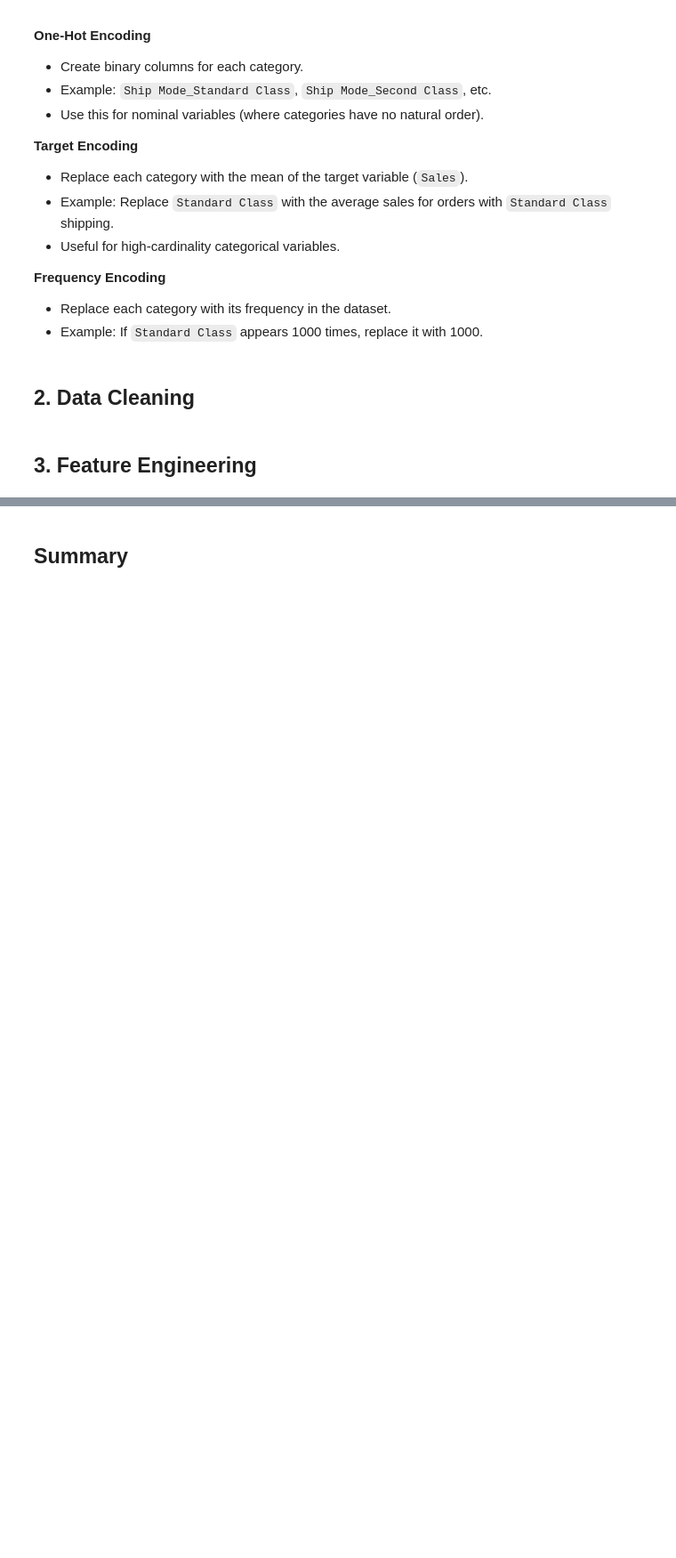
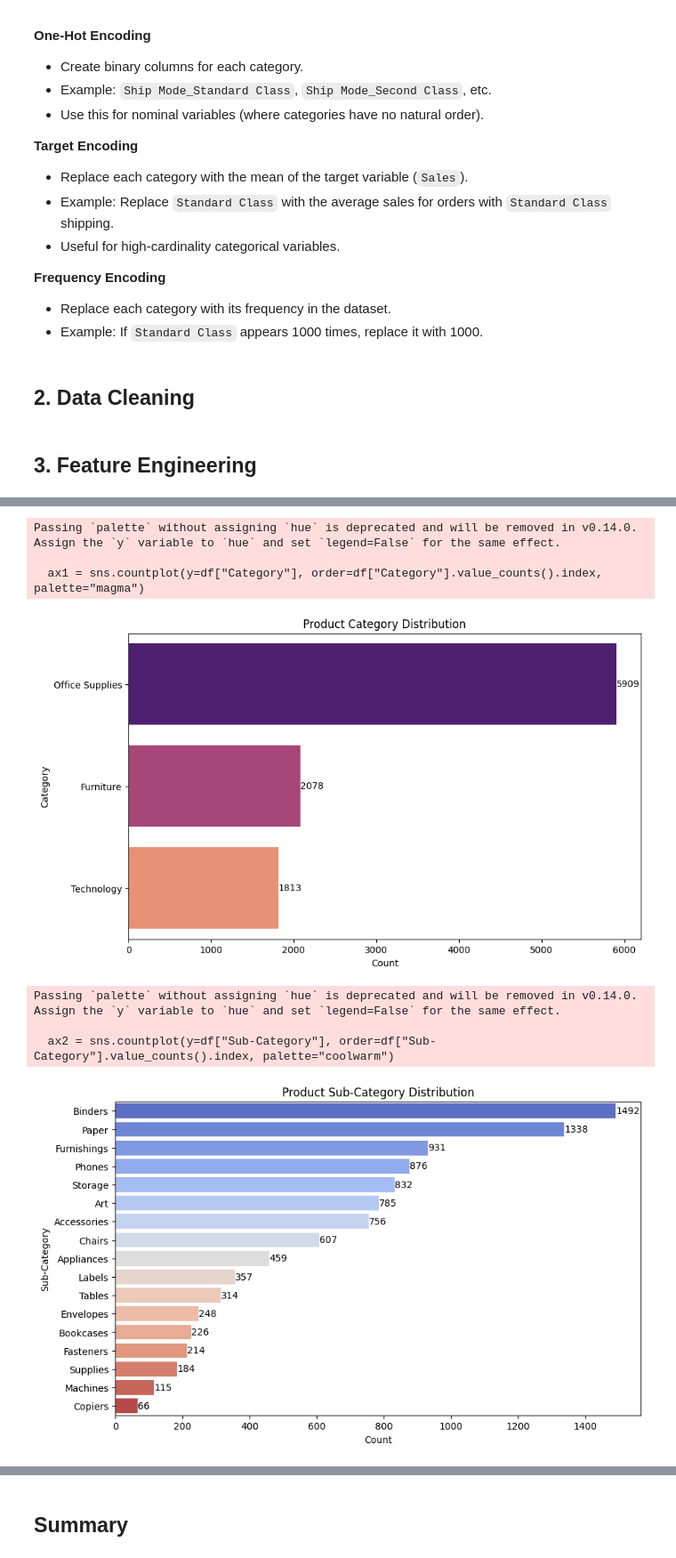
Before and after one commit to AbdallahGasem/Sales-Forecasting-and-Demand-Prediction, a Jupyter notebook: Milestones/M1/EDA-BASE.ipynb, the cells around one changed output, grey strips where cells are left out. Shown at 89% size. Drawn from its saved outputs; the diff is of its cells as text; code cells hidden in the pictures; blank space fills up the shorter version.

```diff
--- a/Milestones/M1/EDA-BASE.ipynb
+++ b/Milestones/M1/EDA-BASE.ipynb
@@ -411,0 +468,41 @@ Categorical variables like `Ship Mode`, `Category`, and `Region` need to be conv
+# %%
+
+def plot_category_distribution(df):
+    # Plot for Category distribution
+    plt.figure(figsize=(10, 6))
+    ax1 = sns.countplot(y=df["Category"], order=df["Category"].value_counts().index, palette="magma")
+    plt.title("Product Category Distribution")
+    plt.xlabel("Count")
+    plt.ylabel("Category")
+
+    # Annotate the bars with their exact values for Category
+    for p in ax1.patches:
+        width = p.get_width()
+        ax1.text(width + 0.2, p.get_y() + p.get_height() / 2, f'{int(width)}', va='center')
+
+    plt.show()
+
+    # Plot for Sub-Category distribution
+    plt.figure(figsize=(10, 6))
+    ax2 = sns.countplot(y=df["Sub-Category"], order=df["Sub-Category"].value_counts().index, palette="coolwarm")
+    plt.title("Product Sub-Category Distribution")
+    plt.xlabel("Count")
+    plt.ylabel("Sub-Category")
+
+    # Annotate the bars with their exact values for Sub-Category
+    for p in ax2.patches:
+        width = p.get_width()
+        ax2.text(width + 0.11, p.get_y() + p.get_height() / 2, f'{int(width)}', va='center')
+
+    plt.show()
+
+plot_category_distribution(df)
+# %% [output]
+Passing `palette` without assigning `hue` is deprecated and will be removed in v0.14.0. Assign the `y` variable to `hue` and set `legend=False` for the same effect.
+
+  ax1 = sns.countplot(y=df["Category"], order=df["Category"].value_counts().index, palette="magma")
+[figure, added]
+Passing `palette` without assigning `hue` is deprecated and will be removed in v0.14.0. Assign the `y` variable to `hue` and set `legend=False` for the same effect.
+
+  ax2 = sns.countplot(y=df["Sub-Category"], order=df["Sub-Category"].value_counts().index, palette="coolwarm")
+[figure, added]
```
Also changed, not shown: parts of 34 cells of this notebook.
